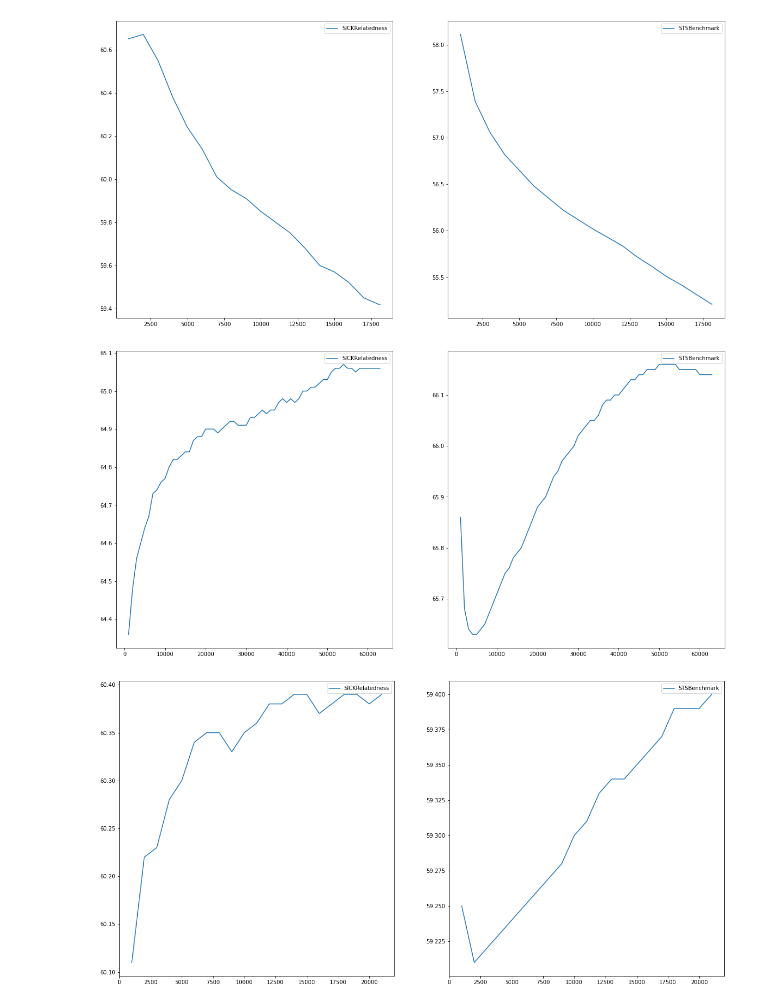
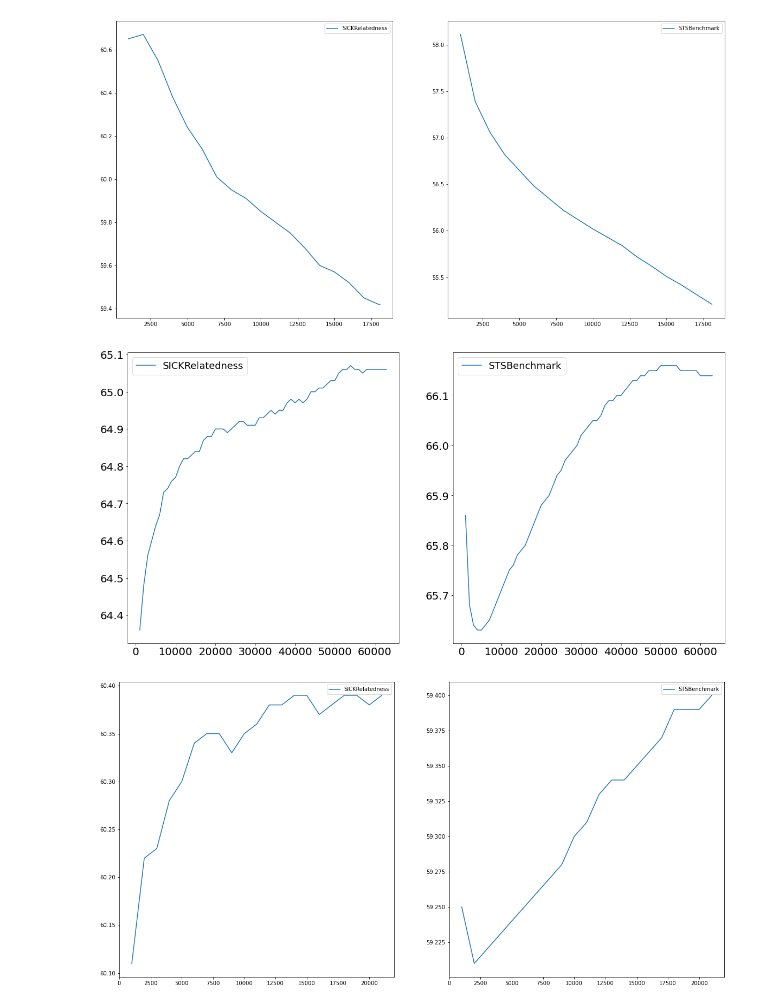
Before and after one commit to MaveriQ/barlowtwins, a Jupyter notebook: pl_model/senteval/result_plots.ipynb, the cells around one changed output. Drawn from its saved outputs; the diff is of its cells as text; code cells hidden in the pictures.

Commit message:
added trainable bert

```diff
--- a/pl_model/senteval/result_plots.ipynb
+++ b/pl_model/senteval/result_plots.ipynb
@@ -2,10 +2,12 @@
 import pandas as pd
 import seaborn as sns
 import matplotlib.pyplot as plt
+import seaborn as sns
+plt.rcParams.update({'font.size': 20})
 # %%
 def process_data(filename):
     model_lars = pd.read_csv(filename, usecols=['epoch','step','STSBenchmark','SICKRelatedness'])
-
+#     model_lars = pd.read_csv(filename, usecols=['epoch','step','STSBenchmark','SICKRelatedness','STS12','STS13','STS14','STS15','STS16'])
     if model_lars.step.dtype=='object':
         model_lars.step = model_lars.step.apply(lambda x: x.replace('.ckpt','')).astype('int32')
     else:
@@ -13,14 +15,14 @@ def process_data(filename):
 
     model_lars = model_lars.reindex(model_lars.sort_values(by=['epoch','step']).index,axis=0).reset_index(drop=True)
 
-    model_lars = model_lars.reindex(['epoch','step','STSBenchmark','SICKRelatedness'],axis=1)
+    model_lars = model_lars.reindex(['epoch','step','STS12','STS13','STS14','STS15','STS16','STSBenchmark','SICKRelatedness'],axis=1)
 
     fig, ax = plt.subplots(1,2)
     fig.set_size_inches(20, 10)
     ax[0].plot(model_lars.step,model_lars.SICKRelatedness)
     ax[1].plot(model_lars.step,model_lars.STSBenchmark);
-    ax[0].legend(['SICKRelatedness'])
-    ax[1].legend(['STSBenchmark']);
+    ax[0].legend(['SICKRelatedness'],prop={'size': 18})
+    ax[1].legend(['STSBenchmark'], prop={'size': 18});
 
     return model_lars
 # %%
@@ -78,9 +80,9 @@ model_2048_2_sim = process_data('bert_frozen_2048-2048_gpus2_sim_lambdasim10.0.c
 # %% [output]
 [figure]
 # %%
-model_all = process_data('bert_frozen_bs512_accum2_4096-4096_gpus2_allhidden_20mil.csv')
+model_all = process_data('old_results/bert_frozen_bs512_accum2_4096-4096_gpus2_allhidden_20mil.csv')
 # %% [output]
-[figure, old version]
+[figure, new version]
 # %%
 model_8192 = process_data('bert_frozen_8192-8192_gpus2.csv')
 # %% [output]
```
Also changed, not shown: parts of 7 cells of this notebook, 10 other files.
